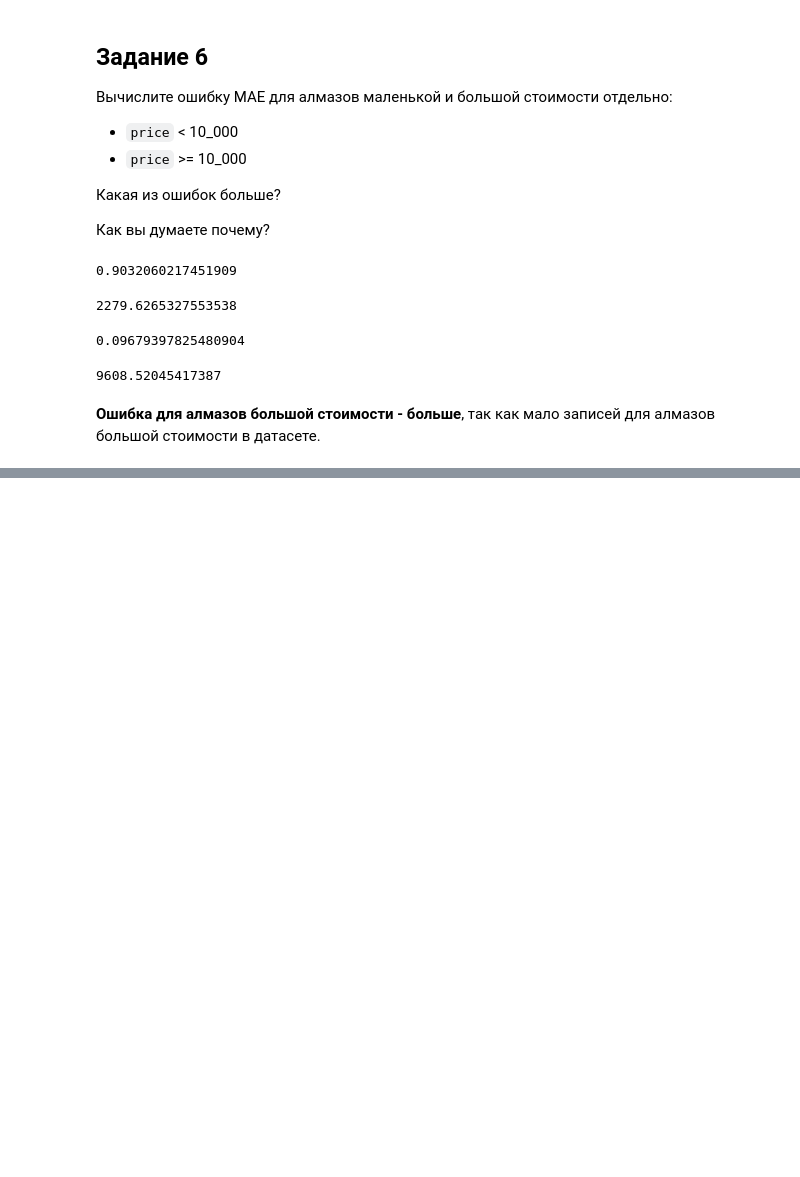
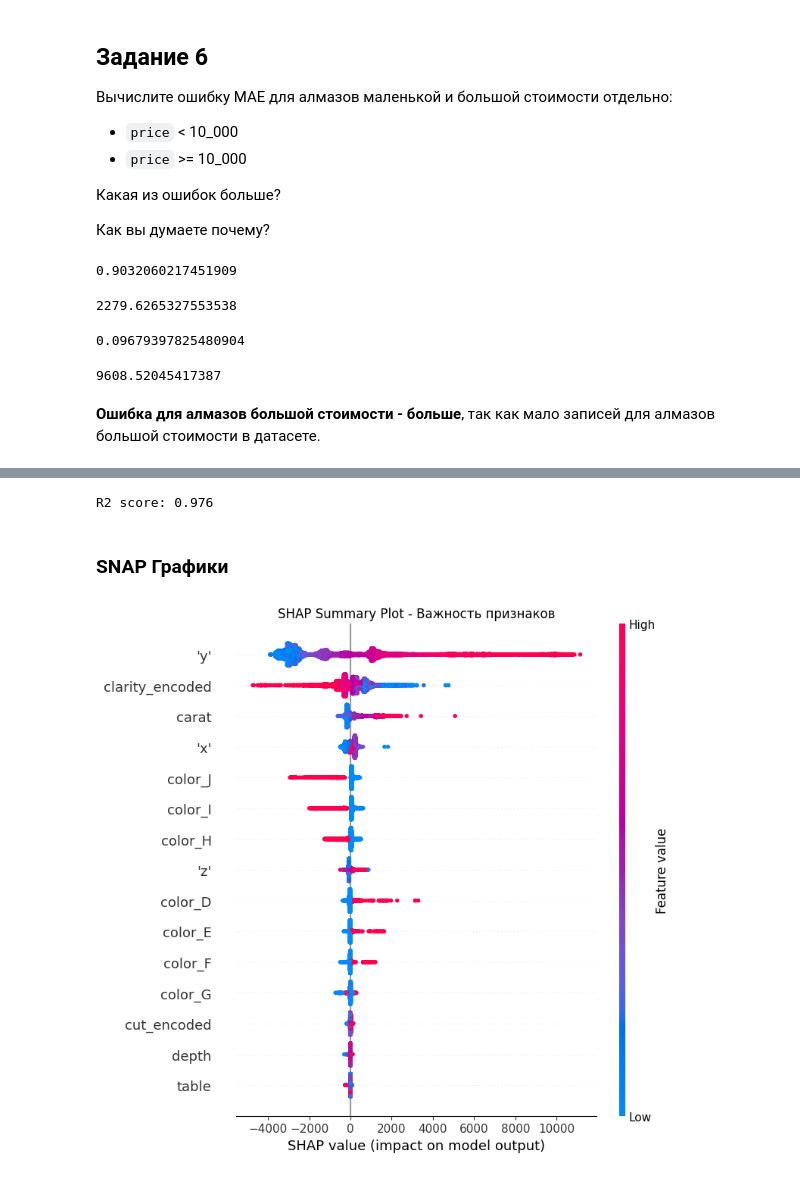
Before and after one commit to RinatHar/EDALabs, a Jupyter notebook: lab4/Лаб4_ФМИ_EDA_deep.ipynb, the cells around one changed output, grey strips where cells are left out. Saved outputs shown, nothing was run; the diff lists cells and outputs as text; code cells hidden in the pictures; blank space fills up the shorter version.

```diff
--- a/lab4/Лаб4_ФМИ_EDA_deep.ipynb
+++ b/lab4/Лаб4_ФМИ_EDA_deep.ipynb
@@ -967,0 +976,35 @@ mean_absolute_error(y3[y3 >= 10000], pred[y3 >= 10000])
+# %%
+# Разделяем на признаки и целевую переменную
+X = df_encoded.drop('price', axis=1)
+y = df_encoded['price']
+
+# Разделение на train/test
+X_train, X_test, y_train, y_test = train_test_split(X, y, test_size=0.2, random_state=42)
+# %%
+# Обучаем модель
+model = RandomForestRegressor(
+        n_estimators=100, max_depth=10, min_samples_split=5,
+        min_samples_leaf=2, random_state=42, n_jobs=-1
+    )
+model.fit(X_train, y_train)
+
+print(f"R2 score: {model.score(X_test, y_test):.3f}")
+# %% [output]
+R2 score: 0.976
+# %%
+# Инициализируем explainer
+explainer = shap.TreeExplainer(model)
+
+# Вычисляем SHAP значения для тестовой выборки
+shap_values = explainer.shap_values(X_test)
+# %% [markdown]
+### SNAP Графики
+# %%
+# Summary plot (главный график)
+plt.figure(figsize=(10, 6))
+shap.summary_plot(shap_values, X_test, show=False)
+plt.title("SHAP Summary Plot - Важность признаков")
+plt.tight_layout()
+plt.show()
+# %% [output]
+[figure, added]
```
Also changed, not shown: parts of 10 cells of this notebook.
